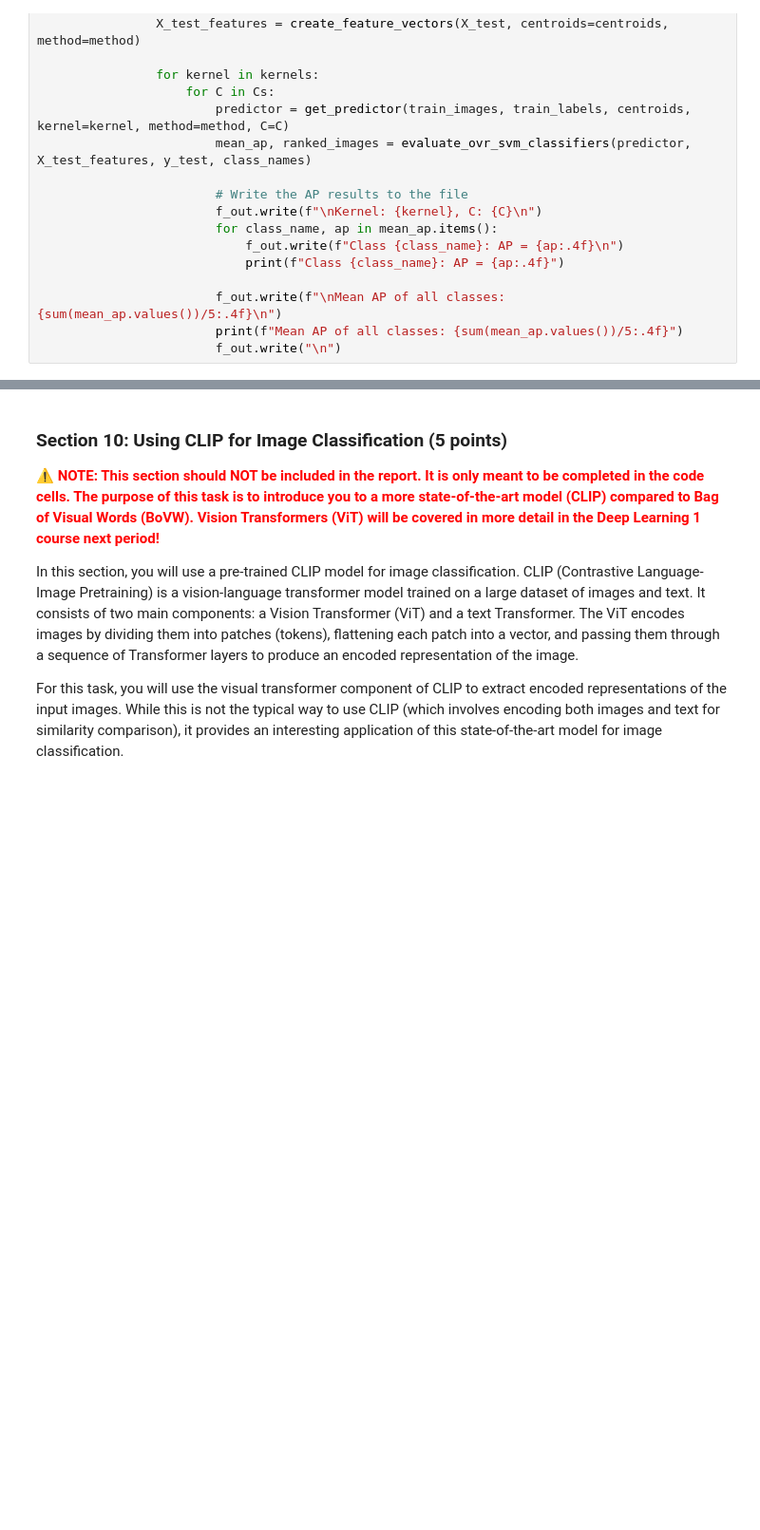
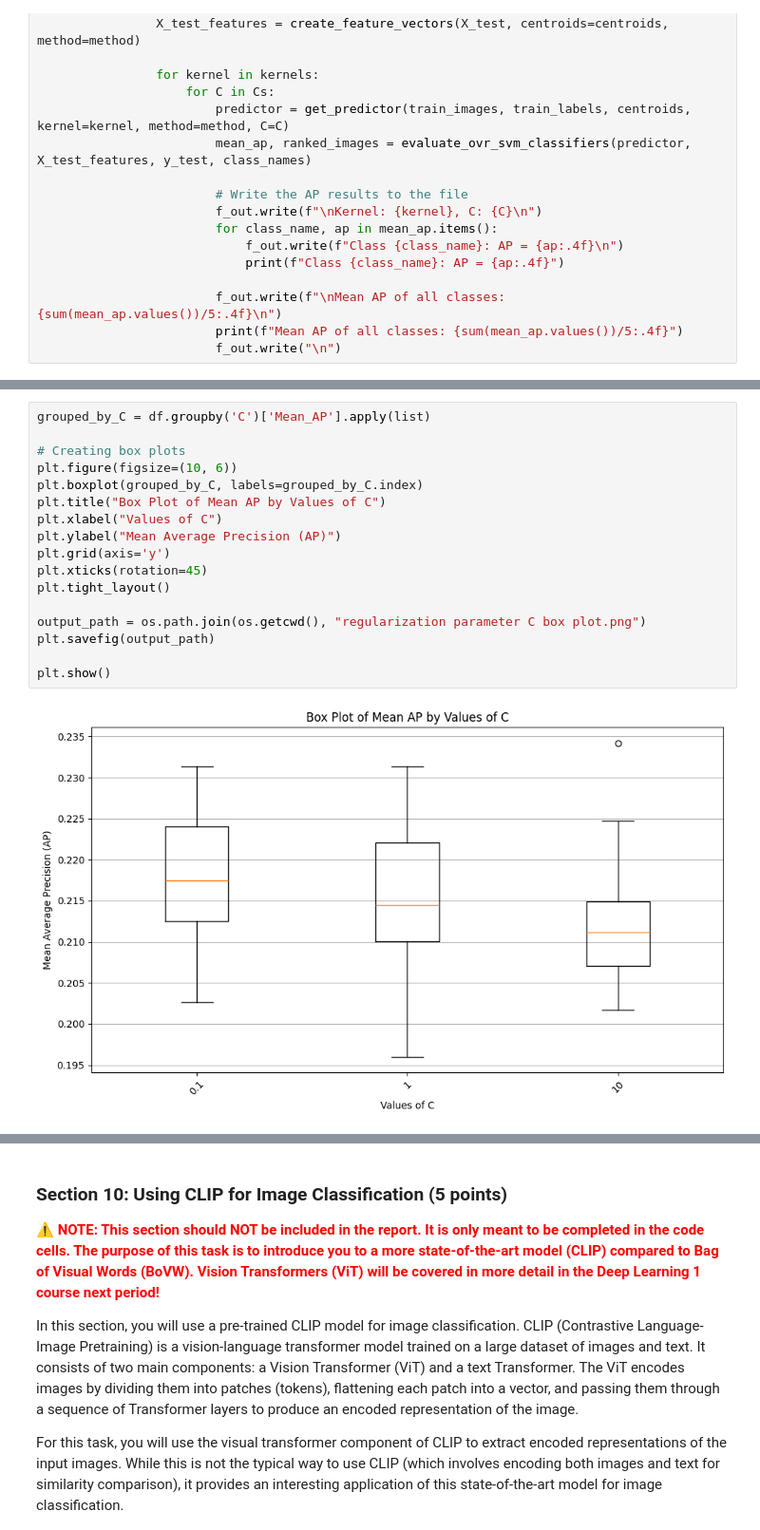
Before and after one commit to matthias-hagenauer/cv1_labs, a Jupyter notebook: cv1-lab-final-1/cv1-final-lab-part-1.ipynb, the cells around one changed output, grey strips where cells are left out. Shown at 95% size. Drawn from its saved outputs; the diff is of its cells as text; blank space fills up the shorter version.

```diff
--- a/cv1-lab-final-1/cv1-final-lab-part-1.ipynb
+++ b/cv1-lab-final-1/cv1-final-lab-part-1.ipynb
@@ -937,3 +937,22 @@ plt.tight_layout()
 plt.show()
 # %% [output]
 [figure]
+# %%
+grouped_by_C = df.groupby('C')['Mean_AP'].apply(list)
+
+# Creating box plots
+plt.figure(figsize=(10, 6))
+plt.boxplot(grouped_by_C, labels=grouped_by_C.index)
+plt.title("Box Plot of Mean AP by Values of C")
+plt.xlabel("Values of C")
+plt.ylabel("Mean Average Precision (AP)")
+plt.grid(axis='y')
+plt.xticks(rotation=45)
+plt.tight_layout()
+
+output_path = os.path.join(os.getcwd(), "regularization parameter C box plot.png")
+plt.savefig(output_path)
+
+plt.show()
+# %% [output]
+[figure, added]
```
Also changed, not shown: parts of 10 cells of this notebook.
